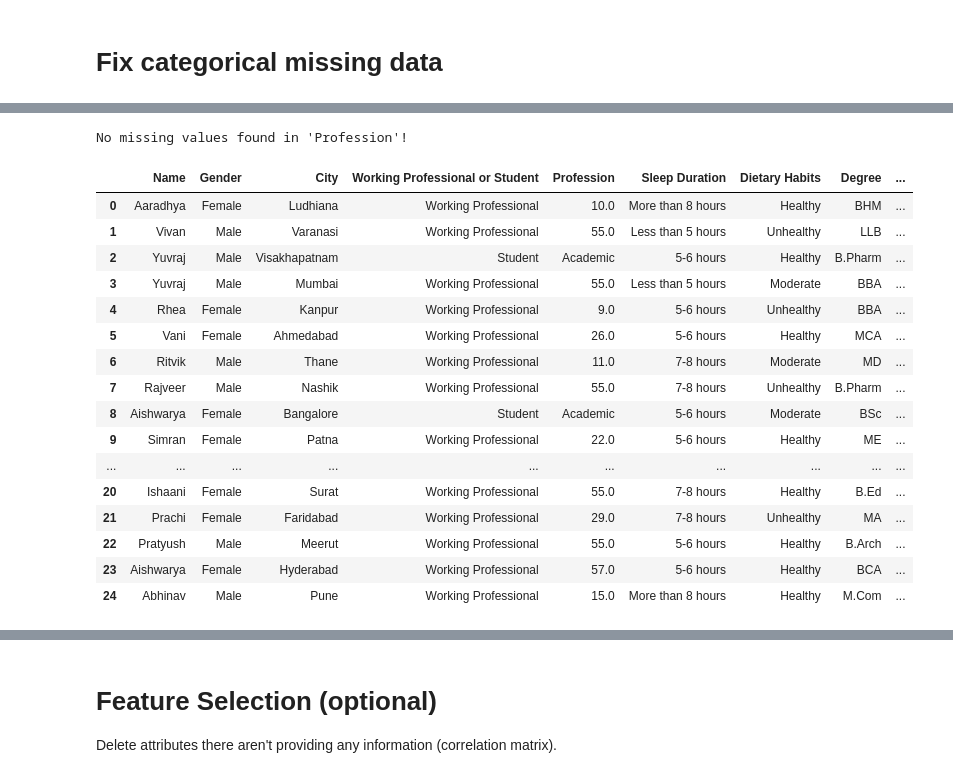
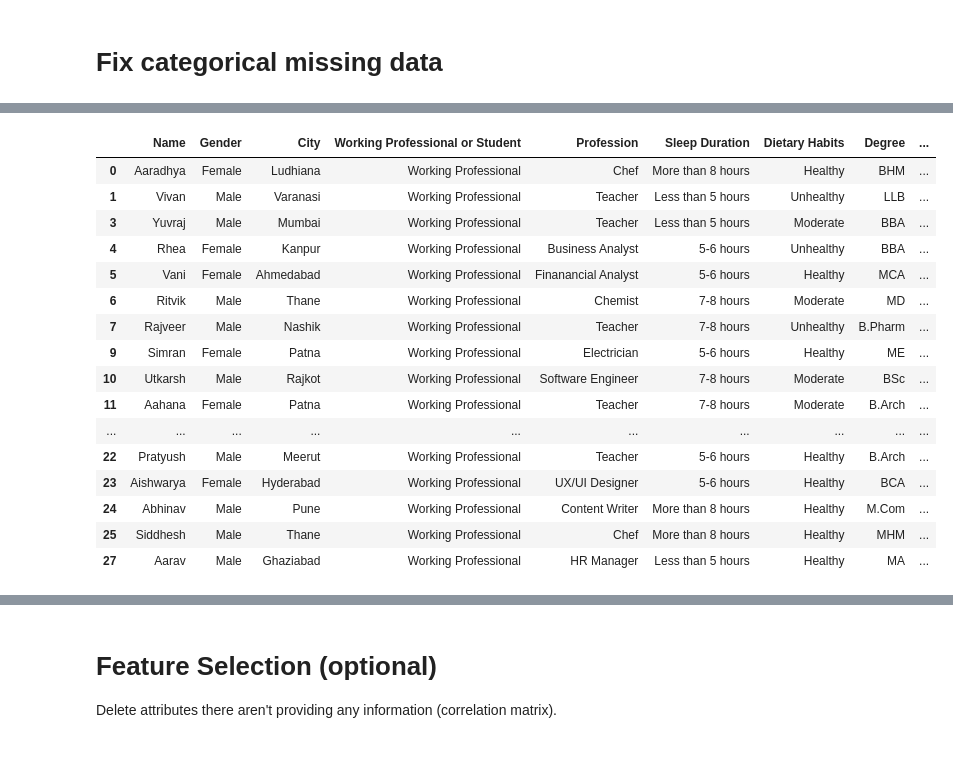
Before and after one commit to mailmezorro/playground-series-s4e11, a Jupyter notebook: Preprocessing/playground-series-s4e11-preprocessing.ipynb, the cells around one changed output, grey strips where cells are left out. Drawn from its saved outputs; the diff is of its cells as text; code cells hidden in the pictures.

Commit message:
added categorical missing data

```diff
--- a/Preprocessing/playground-series-s4e11-preprocessing.ipynb
+++ b/Preprocessing/playground-series-s4e11-preprocessing.ipynb
@@ -206,11 +206,11 @@ int_features, float_features = get_feature_types(train_original[numeric_features
 # Iterative Imputation with RandomForest (better for discrete values than Bayesian Ridge)
 imputer = IterativeImputer(estimator=RandomForestRegressor(n_estimators=50, random_state=42), random_state=42)
 df_imputed = imputer.fit_transform(train_original[numeric_features])
-df_final3 = pd.DataFrame(df_imputed, columns=numeric_features)
+train_numerical_processed = pd.DataFrame(df_imputed, columns=numeric_features)
 
 # Processing by feature type
-df_final3[int_features] = df_final3[int_features].round().astype(int)  # cast int
-df_final3[float_features] = df_final3[float_features].round(2)
+train_numerical_processed[int_features] = train_numerical_processed[int_features].round().astype(int)  # cast int
+train_numerical_processed[float_features] = train_numerical_processed[float_features].round(2)
 
 print("Iterative Imputation - Done")
 # %% [output]
@@ -236,8 +236,8 @@ df_final3.head(25)
 | 23 | 23 | 46 | 2 | 2 | 7.61 | 3 | 3 | ... |
 | 24 | 24 | 39 | 3 | 5 | 7.36 | 3 | 2 | ... |
 # %%
-train_original_copy = pd.concat([train_original[categorical_features], df_final3], axis=1)
-train_original_copy.head(25)
+train_preprocessed = pd.concat([train_original[categorical_features], train_numerical_processed], axis=1)
+train_preprocessed.head(25)
 # %% [output]
 |  | Name | Gender | City | Working Professional or Student | Profession | Sleep Duration | Dietary Habits | Degree | ... |
 | 0 | Aaradhya | Female | Ludhiana | Working Professional | Chef | More than 8 hours | Healthy | BHM | ... |
@@ -301,58 +281,52 @@ memory usage: 21.5+ MB
 # %%
-from sklearn.experimental import enable_iterative_imputer
-from sklearn.impute import IterativeImputer
-from sklearn.ensemble import RandomForestClassifier
-from sklearn.preprocessing import OrdinalEncoder
-import numpy as np
-import pandas as pd
+train_preprocessed_copy = train_preprocessed.copy()
 
-# We focus on the feature 'Profession' , it has missing values
 feature_with_missing = "Profession"
 
-# Split data into complete and missing
-df_missing = train_original_copy[train_original_copy[feature_with_missing].isnull()].copy()
-df_complete = train_original_copy.dropna(subset=[feature_with_missing]).copy()
+df_missing = train_preprocessed_copy[train_preprocessed_copy[feature_with_missing].isnull()].copy()
+df_complete = train_preprocessed_copy.dropna(subset=[feature_with_missing]).copy()
 
 if df_missing.empty:
-    print("No missing values found in 'Profession'!")
+    print("No Missing Data at 'Profession'")
 else:
     encoder = OrdinalEncoder(handle_unknown='use_encoded_value', unknown_value=-1)
     encoder.fit(df_complete[[feature_with_missing]])
     df_complete.loc[:, [feature_with_missing]] = encoder.transform(df_complete[[feature_with_missing]])
-
-    # Replace `NaN` in df_missing with placeholder before transform
     df_missing[feature_with_missing] = df_missing[feature_with_missing].fillna("MISSING_CATEGORY")
-
     df_missing.loc[:, [feature_with_missing]] = encoder.transform(df_missing[[feature_with_missing]])
     imputer = IterativeImputer(estimator=RandomForestClassifier(n_estimators=10, random_state=42), random_state=42)
     df_missing[[feature_with_missing]] = imputer.fit(df_complete[[feature_with_missing]]).transform(df_missing[[feature_with_missing]])
 
-    # bring values back into original range
+
     max_category_index = len(encoder.categories_[0]) - 1
     df_missing[feature_with_missing] = np.clip(df_missing[feature_with_missing], 0, max_category_index)
+    df_missing[feature_with_missing] = df_missing[feature_with_missing].astype(int)
+    df_missing[feature_with_missing] = encoder.inverse_transform(df_missing[[feature_with_missing]].to_numpy().reshape(-1, 1)).ravel()
+    df_missing[feature_with_missing] = df_missing[feature_with_missing].astype(str)
+    df_complete[feature_with_missing] = encoder.inverse_transform(df_complete[[feature_with_missing]].to_numpy().reshape(-1, 1)).ravel()
 
+    df_missing = df_missing.sort_index()
+    df_complete = df_complete.sort_index()
 
-    df_missing[feature_with_missing] = encoder.inverse_transform(df_missing[[feature_with_missing]].to_numpy().reshape(-1, 1)).ravel()
-    train_original_copy = pd.concat([df_complete, df_missing]).sort_index()
+    train_preprocessed = pd.concat([df_complete, df_missing])
+    train_preprocessed[feature_with_missing] = train_preprocessed[feature_with_missing].astype(str)
-# %% [output]
-No missing values found in 'Profession'!
 # %%
-train_original_copy.head(25)
+df_complete.head(25)
 # %% [output]
 |  | Name | Gender | City | Working Professional or Student | Profession | Sleep Duration | Dietary Habits | Degree | ... |
-| 0 | Aaradhya | Female | Ludhiana | Working Professional | 10.0 | More than 8 hours | Healthy | BHM | ... |
-| 1 | Vivan | Male | Varanasi | Working Professional | 55.0 | Less than 5 hours | Unhealthy | LLB | ... |
-| 2 | Yuvraj | Male | Visakhapatnam | Student | Academic | 5-6 hours | Healthy | B.Pharm | ... |
-| 3 | Yuvraj | Male | Mumbai | Working Professional | 55.0 | Less than 5 hours | Moderate | BBA | ... |
-| 4 | Rhea | Female | Kanpur | Working Professional | 9.0 | 5-6 hours | Unhealthy | BBA | ... |
-| 5 | Vani | Female | Ahmedabad | Working Professional | 26.0 | 5-6 hours | Healthy | MCA | ... |
-| 6 | Ritvik | Male | Thane | Working Professional | 11.0 | 7-8 hours | Moderate | MD | ... |
-| 7 | Rajveer | Male | Nashik | Working Professional | 55.0 | 7-8 hours | Unhealthy | B.Pharm | ... |
-| 8 | Aishwarya | Female | Bangalore | Student | Academic | 5-6 hours | Moderate | BSc | ... |
-| 9 | Simran | Female | Patna | Working Professional | 22.0 | 5-6 hours | Healthy | ME | ... |
+| 0 | Aaradhya | Female | Ludhiana | Working Professional | Chef | More than 8 hours | Healthy | BHM | ... |
+| 1 | Vivan | Male | Varanasi | Working Professional | Teacher | Less than 5 hours | Unhealthy | LLB | ... |
+| 3 | Yuvraj | Male | Mumbai | Working Professional | Teacher | Less than 5 hours | Moderate | BBA | ... |
+| 4 | Rhea | Female | Kanpur | Working Professional | Business Analyst | 5-6 hours | Unhealthy | BBA | ... |
+| 5 | Vani | Female | Ahmedabad | Working Professional | Finanancial Analyst | 5-6 hours | Healthy | MCA | ... |
+| 6 | Ritvik | Male | Thane | Working Professional | Chemist | 7-8 hours | Moderate | MD | ... |
+| 7 | Rajveer | Male | Nashik | Working Professional | Teacher | 7-8 hours | Unhealthy | B.Pharm | ... |
+| 9 | Simran | Female | Patna | Working Professional | Electrician | 5-6 hours | Healthy | ME | ... |
+| 10 | Utkarsh | Male | Rajkot | Working Professional | Software Engineer | 7-8 hours | Moderate | BSc | ... |
+| 11 | Aahana | Female | Patna | Working Professional | Teacher | 7-8 hours | Moderate | B.Arch | ... |
 | ... | ... | ... | ... | ... | ... | ... | ... | ... | ... |
-| 20 | Ishaani | Female | Surat | Working Professional | 55.0 | 7-8 hours | Healthy | B.Ed | ... |
-| 21 | Prachi | Female | Faridabad | Working Professional | 29.0 | 7-8 hours | Unhealthy | MA | ... |
-| 22 | Pratyush | Male | Meerut | Working Professional | 55.0 | 5-6 hours | Healthy | B.Arch | ... |
-| 23 | Aishwarya | Female | Hyderabad | Working Professional | 57.0 | 5-6 hours | Healthy | BCA | ... |
-| 24 | Abhinav | Male | Pune | Working Professional | 15.0 | More than 8 hours | Healthy | M.Com | ... |
+| 22 | Pratyush | Male | Meerut | Working Professional | Teacher | 5-6 hours | Healthy | B.Arch | ... |
+| 23 | Aishwarya | Female | Hyderabad | Working Professional | UX/UI Designer | 5-6 hours | Healthy | BCA | ... |
+| 24 | Abhinav | Male | Pune | Working Professional | Content Writer | More than 8 hours | Healthy | M.Com | ... |
+| 25 | Siddhesh | Male | Thane | Working Professional | Chef | More than 8 hours | Healthy | MHM | ... |
+| 27 | Aarav | Male | Ghaziabad | Working Professional | HR Manager | Less than 5 hours | Healthy | MA | ... |
```
Also changed, not shown: parts of 6 cells of this notebook, 18 other files.
